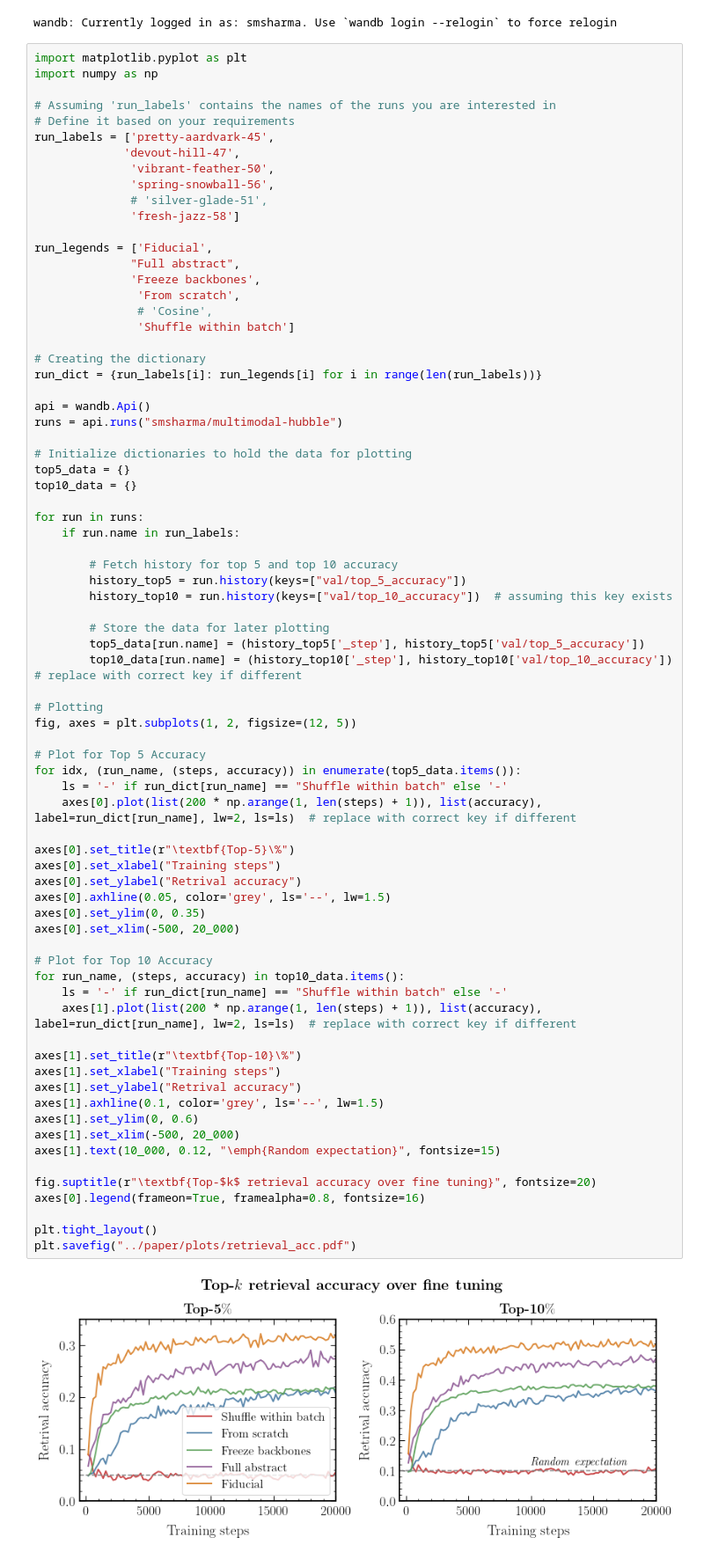
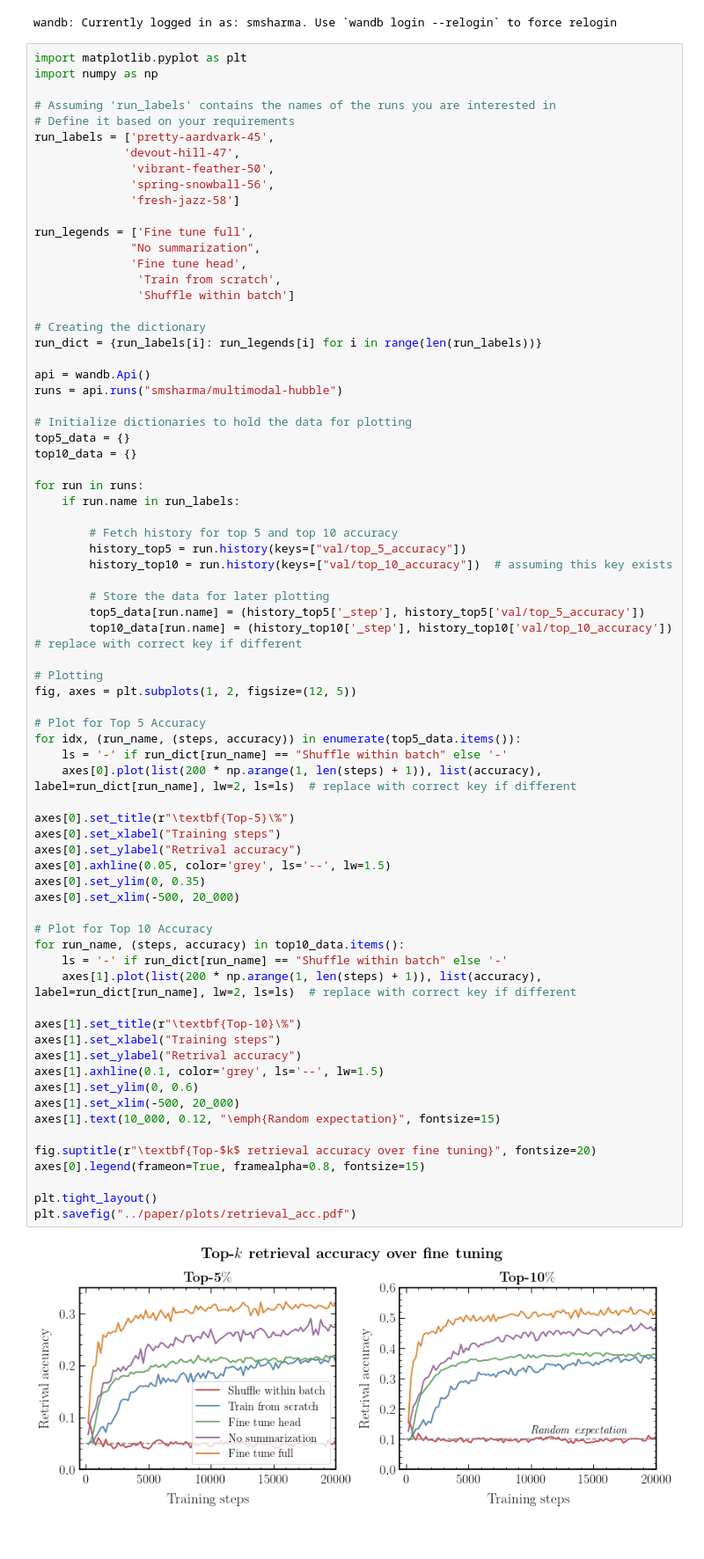
Before and after one commit to smsharma/PAPERCLIP-Hubble, a Jupyter notebook: notebooks/04_retrieval_acc.ipynb, the cells around one changed output. Shown at 88% size. Cells and saved outputs as stored; diff of their text form.

Commit message:
Update revtrieval acc plots

```diff
--- a/notebooks/04_retrieval_acc.ipynb
+++ b/notebooks/04_retrieval_acc.ipynb
@@ -38,14 +38,12 @@ run_labels = ['pretty-aardvark-45',
              'devout-hill-47',
               'vibrant-feather-50',
               'spring-snowball-56',
-              # 'silver-glade-51',
               'fresh-jazz-58']
 
-run_legends = ['Fiducial',
-              "Full abstract",
-              'Freeze backbones',
-               'From scratch',
-               # 'Cosine',
+run_legends = ['Fine tune full',
+              "No summarization",
+              'Fine tune head',
+               'Train from scratch',
                'Shuffle within batch']
 
 # Creating the dictionary
@@ -75,35 +73,35 @@ fig, axes = plt.subplots(1, 2, figsize=(12, 5))
 # Plot for Top 5 Accuracy
 for idx, (run_name, (steps, accuracy)) in enumerate(top5_data.items()):
     ls = '-' if run_dict[run_name] == "Shuffle within batch" else '-'
     axes[0].plot(list(200 * np.arange(1, len(steps) + 1)), list(accuracy), label=run_dict[run_name], lw=2, ls=ls)  # replace with correct key if different
 
 axes[0].set_title(r"\textbf{Top-5}\%")
 axes[0].set_xlabel("Training steps")
 axes[0].set_ylabel("Retrival accuracy")
 axes[0].axhline(0.05, color='grey', ls='--', lw=1.5)
 axes[0].set_ylim(0, 0.35)
 axes[0].set_xlim(-500, 20_000)
 
 # Plot for Top 10 Accuracy
 for run_name, (steps, accuracy) in top10_data.items():
     ls = '-' if run_dict[run_name] == "Shuffle within batch" else '-'
     axes[1].plot(list(200 * np.arange(1, len(steps) + 1)), list(accuracy), label=run_dict[run_name], lw=2, ls=ls)  # replace with correct key if different
 
 axes[1].set_title(r"\textbf{Top-10}\%")
 axes[1].set_xlabel("Training steps")
 axes[1].set_ylabel("Retrival accuracy")
 axes[1].axhline(0.1, color='grey', ls='--', lw=1.5)
 axes[1].set_ylim(0, 0.6)
 axes[1].set_xlim(-500, 20_000)
 axes[1].text(10_000, 0.12, "\emph{Random expectation}", fontsize=15)
 
 fig.suptitle(r"\textbf{Top-$k$ retrieval accuracy over fine tuning}", fontsize=20)
-axes[0].legend(frameon=True, framealpha=0.8, fontsize=16)
+axes[0].legend(frameon=True, framealpha=0.8, fontsize=15)
 
 plt.tight_layout()
 plt.savefig("../paper/plots/retrieval_acc.pdf")
 # %% [output]
-[figure, old version]
+[figure, new version]
 # %%
 # Assuming 'run_labels' contains the names of the runs you are interested in
 # Define it based on your requirements
```
Also changed, not shown: parts of 1 cell of this notebook, 3 other files.
